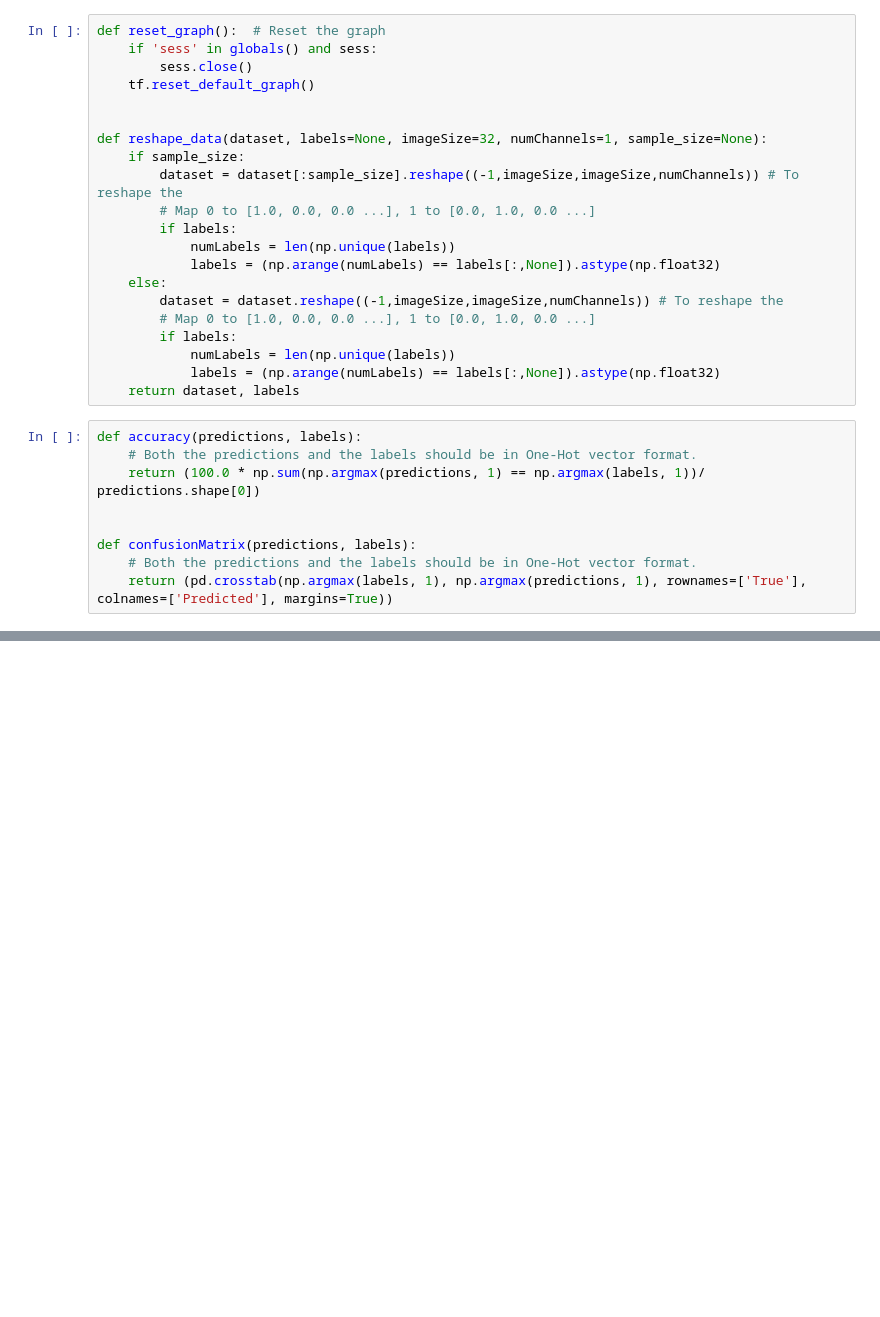
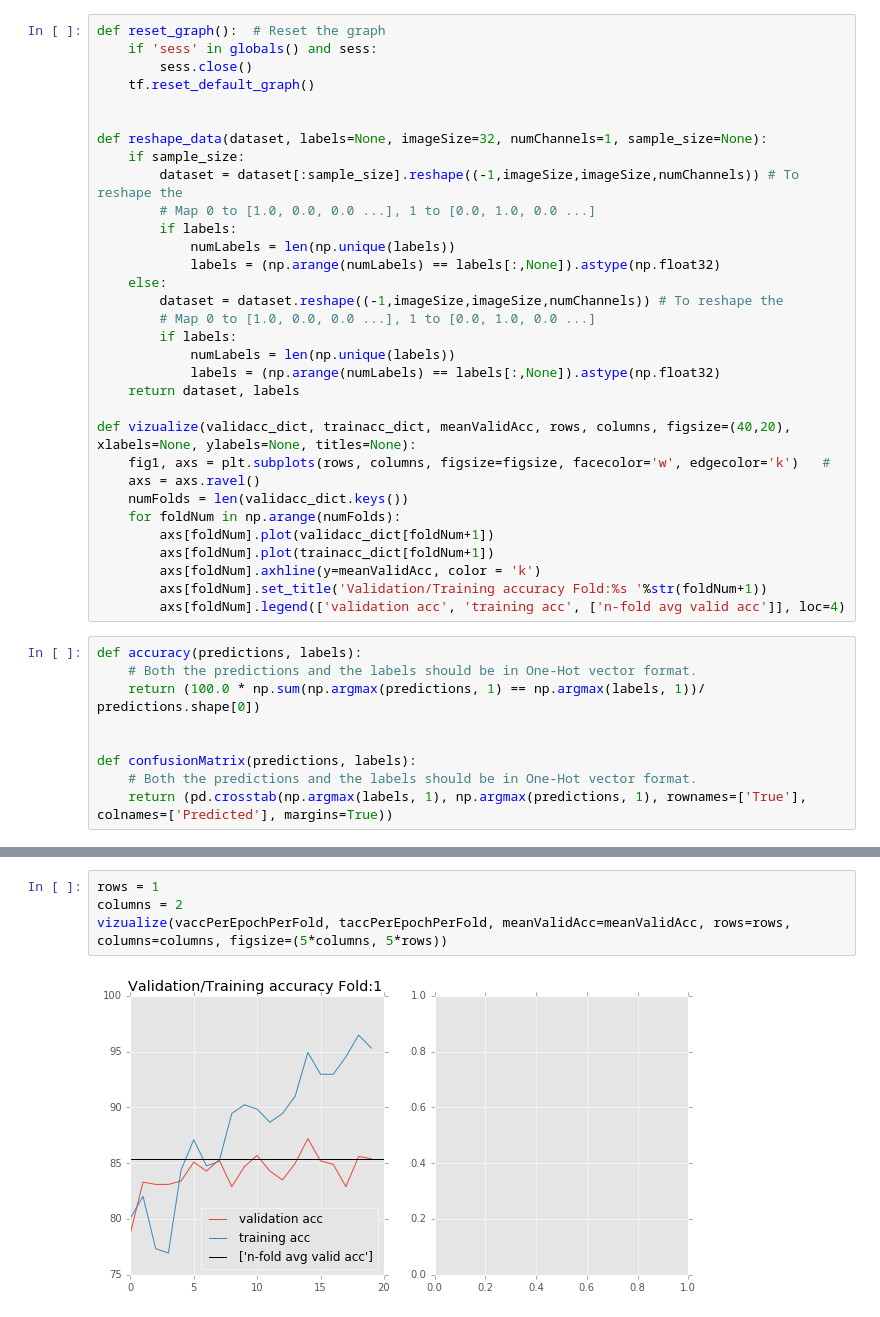
Before and after one commit to Sardhendu/CIFAR10-Object-Recognition, a Jupyter notebook: Model-Sardhendu/ConvNets.ipynb, the cells around one changed output, grey strips where cells are left out. Saved outputs shown, nothing was run; the diff lists cells and outputs as text; blank space fills up the shorter version.

```diff
--- a/Model-Sardhendu/ConvNets.ipynb
+++ b/Model-Sardhendu/ConvNets.ipynb
@@ -55,6 +48,17 @@ def reshape_data(dataset, labels=None, imageSize=32, numChannels=1, sample_size=
             numLabels = len(np.unique(labels))
             labels = (np.arange(numLabels) == labels[:,None]).astype(np.float32)
     return dataset, labels
+
+def vizualize(validacc_dict, trainacc_dict, meanValidAcc, rows, columns, figsize=(40,20), xlabels=None, ylabels=None, titles=None):
+    fig1, axs = plt.subplots(rows, columns, figsize=figsize, facecolor='w', edgecolor='k')   #
+    axs = axs.ravel()
+    numFolds = len(validacc_dict.keys())
+    for foldNum in np.arange(numFolds):
+        axs[foldNum].plot(validacc_dict[foldNum+1])
+        axs[foldNum].plot(trainacc_dict[foldNum+1])
+        axs[foldNum].axhline(y=meanValidAcc, color = 'k')
+        axs[foldNum].set_title('Validation/Training accuracy Fold:%s '%str(foldNum+1))
+        axs[foldNum].legend(['validation acc', 'training acc', ['n-fold avg valid acc']], loc=4)
 # %%
 def accuracy(predictions, labels):
     # Both the predictions and the labels should be in One-Hot vector format.
@@ -526,0 +534,6 @@ All        500  500  1000
+# %%
+rows = 1
+columns = 2
+vizualize(vaccPerEpochPerFold, taccPerEpochPerFold, meanValidAcc=meanValidAcc, rows=rows, columns=columns, figsize=(5*columns, 5*rows))
+# %% [output]
+[figure, added]
```
Also changed, not shown: parts of 22 cells of this notebook, 2 other files.
